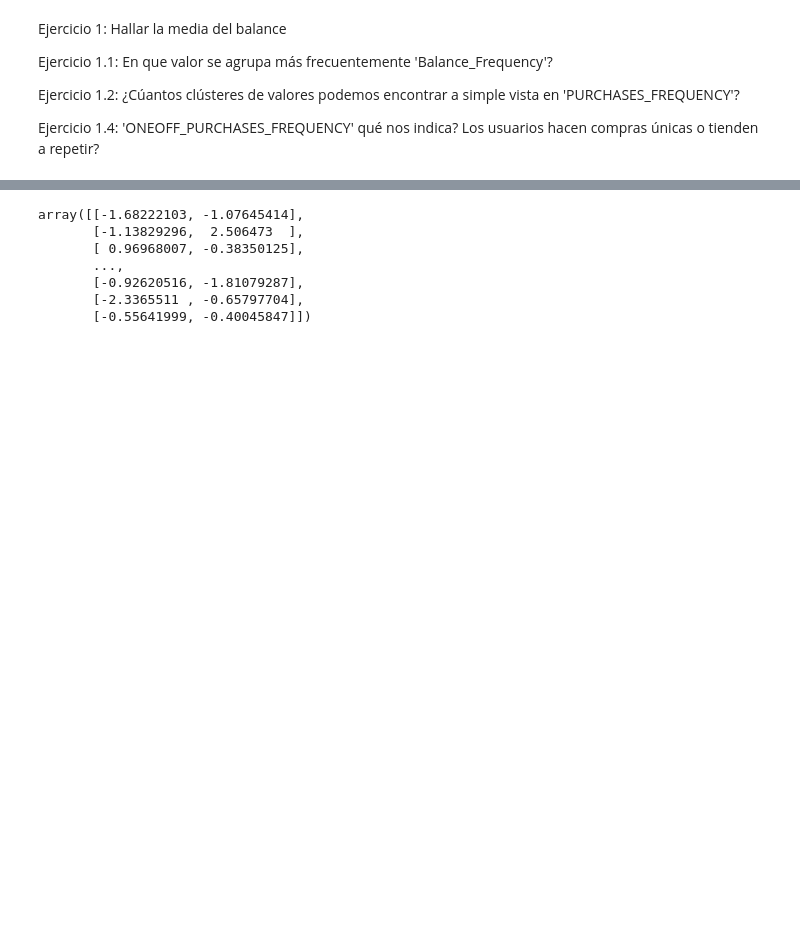
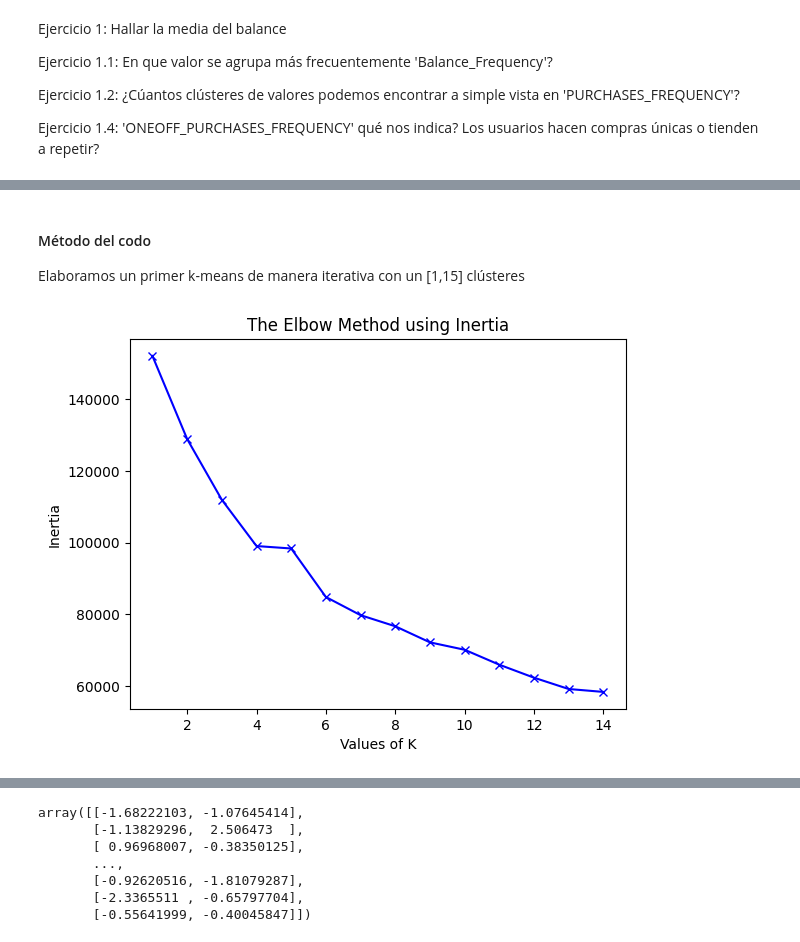
Before and after one commit to dtoralg/TheValley_MDS, a Jupyter notebook: notebooks/E1_Bank_Customer_Segmentation.ipynb, the cells around one changed output, grey strips where cells are left out. Drawn from its saved outputs; the diff is of its cells as text; code cells hidden in the pictures; blank space fills up the shorter version.

```diff
--- a/notebooks/E1_Bank_Customer_Segmentation.ipynb
+++ b/notebooks/E1_Bank_Customer_Segmentation.ipynb
@@ -373,0 +266,26 @@ for i in creditcard_df.columns:
+# %% [markdown]
+#### Método del codo
+
+Elaboramos un primer k-means de manera iterativa con un [1,15] clústeres
+# %%
+distortions = []
+inertias = []
+mapping1 = {}
+mapping2 = {}
+K = range(1, 15)
+
+for k in K:
+    kmeanModel = KMeans(n_clusters=k, n_init = 'auto')
+    kmeanModel.fit(creditcard_df_scaled)
+
+    distortions.append(sum(np.min(cdist(creditcard_df_scaled, kmeanModel.cluster_centers_,
+                                        'euclidean'), axis=1)) / creditcard_df_scaled.shape[0])
+    inertias.append(kmeanModel.inertia_)
+
+plt.plot(K, inertias, 'bx-')
+plt.xlabel('Values of K')
+plt.ylabel('Inertia')
+plt.title('The Elbow Method using Inertia')
+plt.show()
+# %% [output]
+[figure, added]
```
Also changed, not shown: parts of 49 cells of this notebook.
